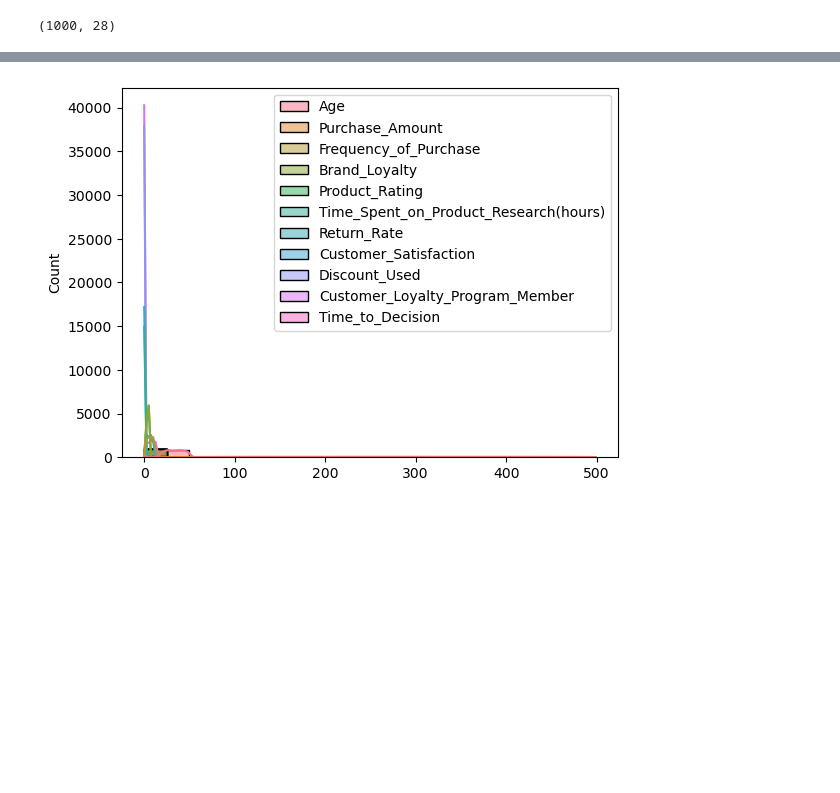
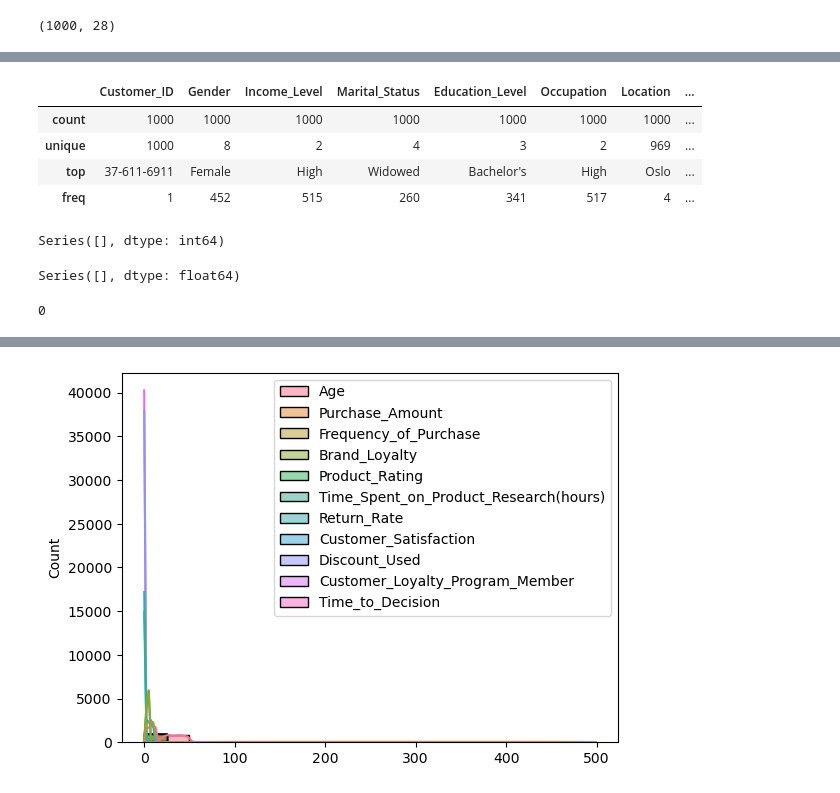
Before and after one commit to AII-Team/AII-Team, a Jupyter notebook: EDA.ipynb, the cells around one changed output, grey strips where cells are left out. Drawn from its saved outputs; the diff is of its cells as text; code cells hidden in the pictures; blank space fills up the shorter version.

```diff
--- a/EDA.ipynb
+++ b/EDA.ipynb
@@ -76,0 +110,22 @@ df.describe()
+# %%
+df.describe(include='object')
+# %% [output]
+|  | Customer_ID | Gender | Income_Level | Marital_Status | Education_Level | Occupation | Location | ... |
+| count | 1000 | 1000 | 1000 | 1000 | 1000 | 1000 | 1000 | ... |
+| unique | 1000 | 8 | 2 | 4 | 3 | 2 | 969 | ... |
+| top | 37-611-6911 | Female | High | Widowed | Bachelor's | High | Oslo | ... |
+| freq | 1 | 452 | 515 | 260 | 341 | 517 | 4 | ... |
+# %%
+df_null=df.isna().sum()
+df_null[df_null>0]
+# %% [output]
+Series([], dtype: int64)
+# %%
+df_null=df.isna().sum()/df.shape[0]*100
+df_null[df_null>0]
+# %% [output]
+Series([], dtype: float64)
+# %%
+df.duplicated().sum()
+# %% [output]
+0
```
Also changed, not shown: parts of 16 cells of this notebook.
